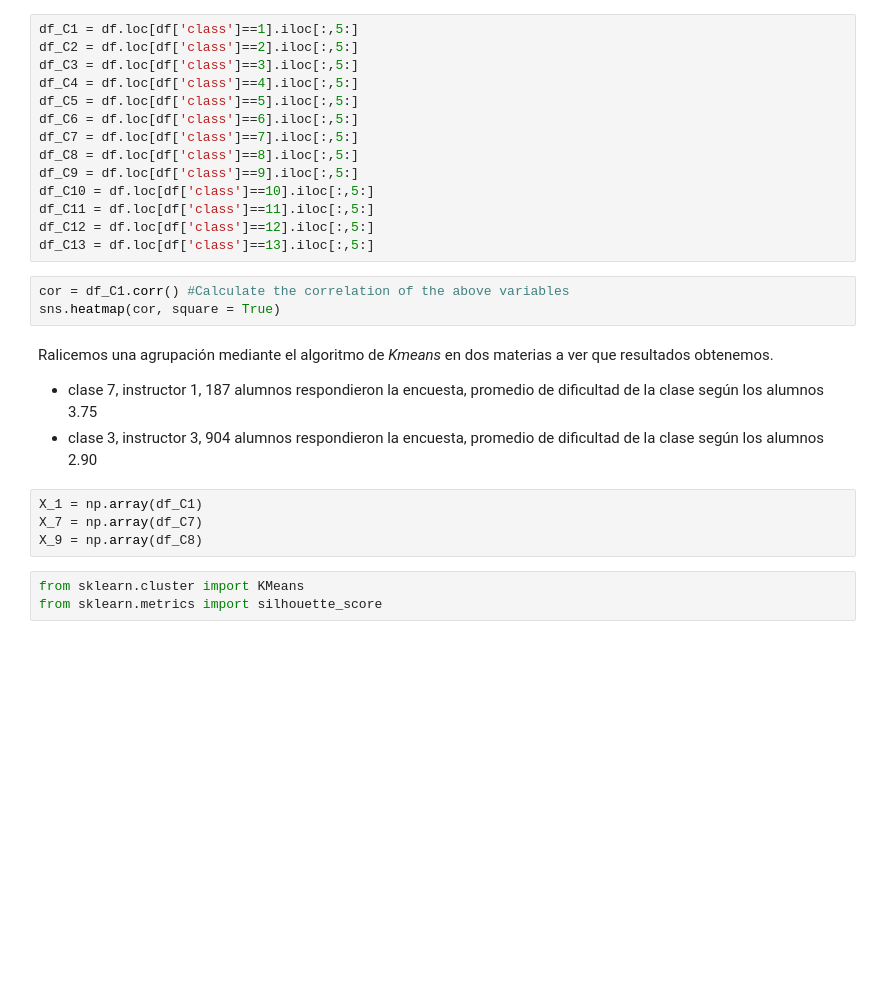
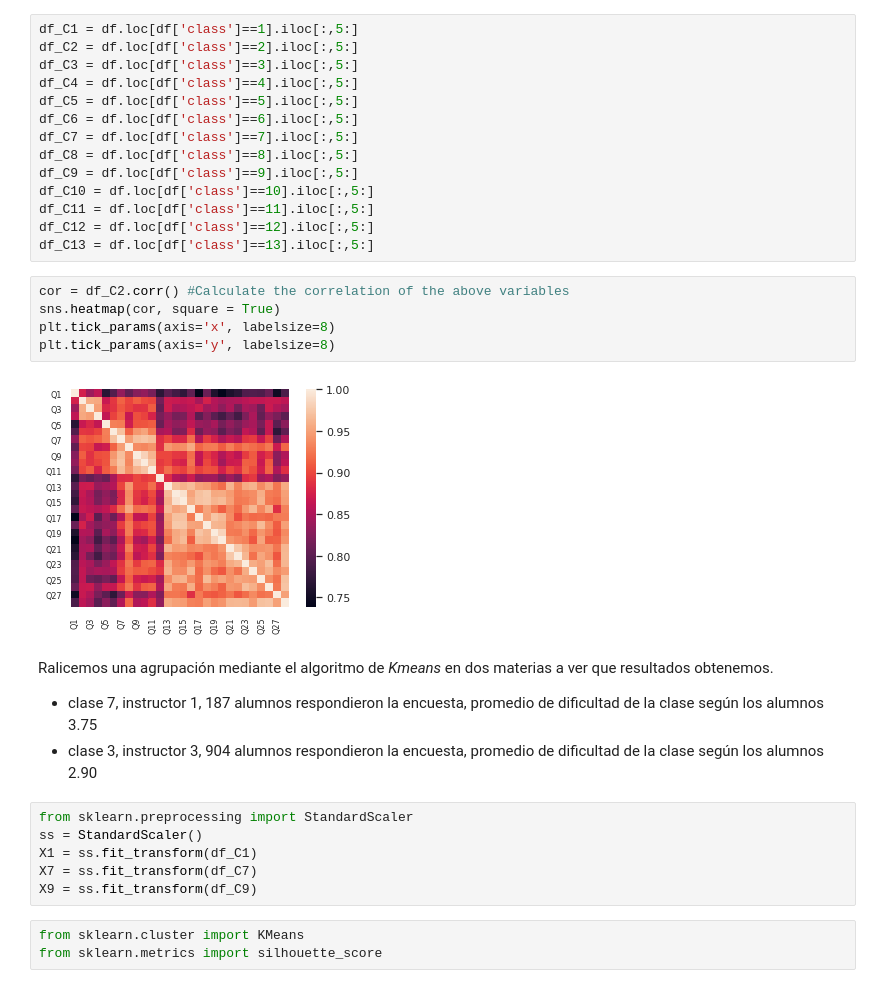
Before and after one commit to SarahLares/Clustering_on_Survery, a Jupyter notebook: Tarea_3_Clustering.ipynb, the cells around one changed output. Saved outputs shown, nothing was run; the diff lists cells and outputs as text; blank space fills up the shorter version.

```diff
--- a/Tarea_3_Clustering.ipynb
+++ b/Tarea_3_Clustering.ipynb
@@ -186,18 +186,24 @@ df_C11 = df.loc[df['class']==11].iloc[:,5:]
 df_C12 = df.loc[df['class']==12].iloc[:,5:]
 df_C13 = df.loc[df['class']==13].iloc[:,5:]
 # %%
-cor = df_C1.corr() #Calculate the correlation of the above variables
+cor = df_C2.corr() #Calculate the correlation of the above variables
 sns.heatmap(cor, square = True)
+plt.tick_params(axis='x', labelsize=8)
+plt.tick_params(axis='y', labelsize=8)
+# %% [output]
+[figure, added]
 # %% [markdown]
 Ralicemos una agrupación mediante el algoritmo de *Kmeans* en dos materias a ver que resultados obtenemos.
 
 
 *   clase 7, instructor 1, 187 alumnos respondieron la encuesta, promedio de dificultad de la clase según los alumnos 3.75
 *   clase 3, instructor 3, 904 alumnos respondieron la encuesta, promedio de dificultad de la clase según los alumnos 2.90
-# %%
-X_1 = np.array(df_C1)
-X_7 = np.array(df_C7)
-X_9 = np.array(df_C8)
+# %%
+from sklearn.preprocessing import StandardScaler
+ss = StandardScaler()
+X1 = ss.fit_transform(df_C1)
+X7 = ss.fit_transform(df_C7)
+X9 = ss.fit_transform(df_C9)
 # %%
 from sklearn.cluster import KMeans
 from sklearn.metrics import silhouette_score
```
Also changed, not shown: parts of 1 cell of this notebook.
